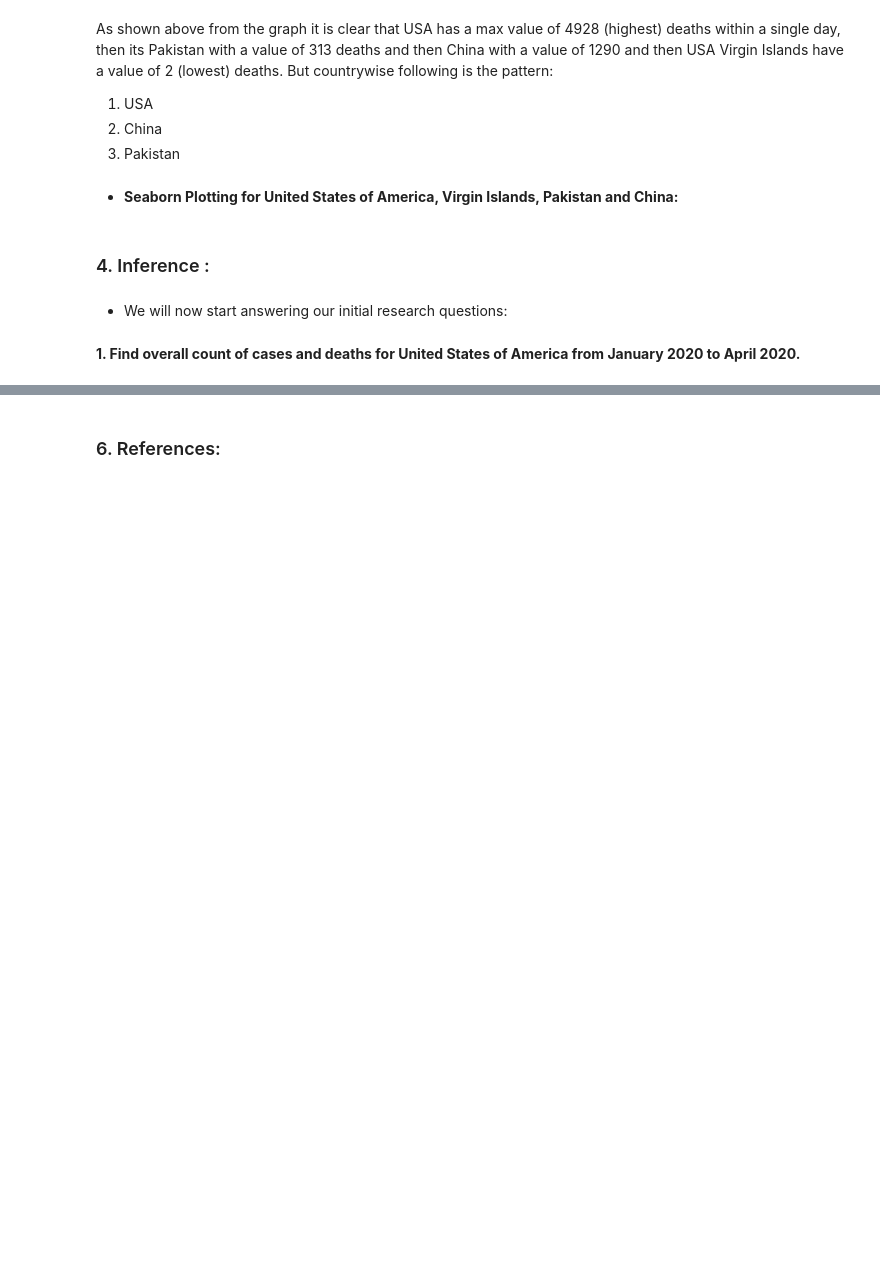
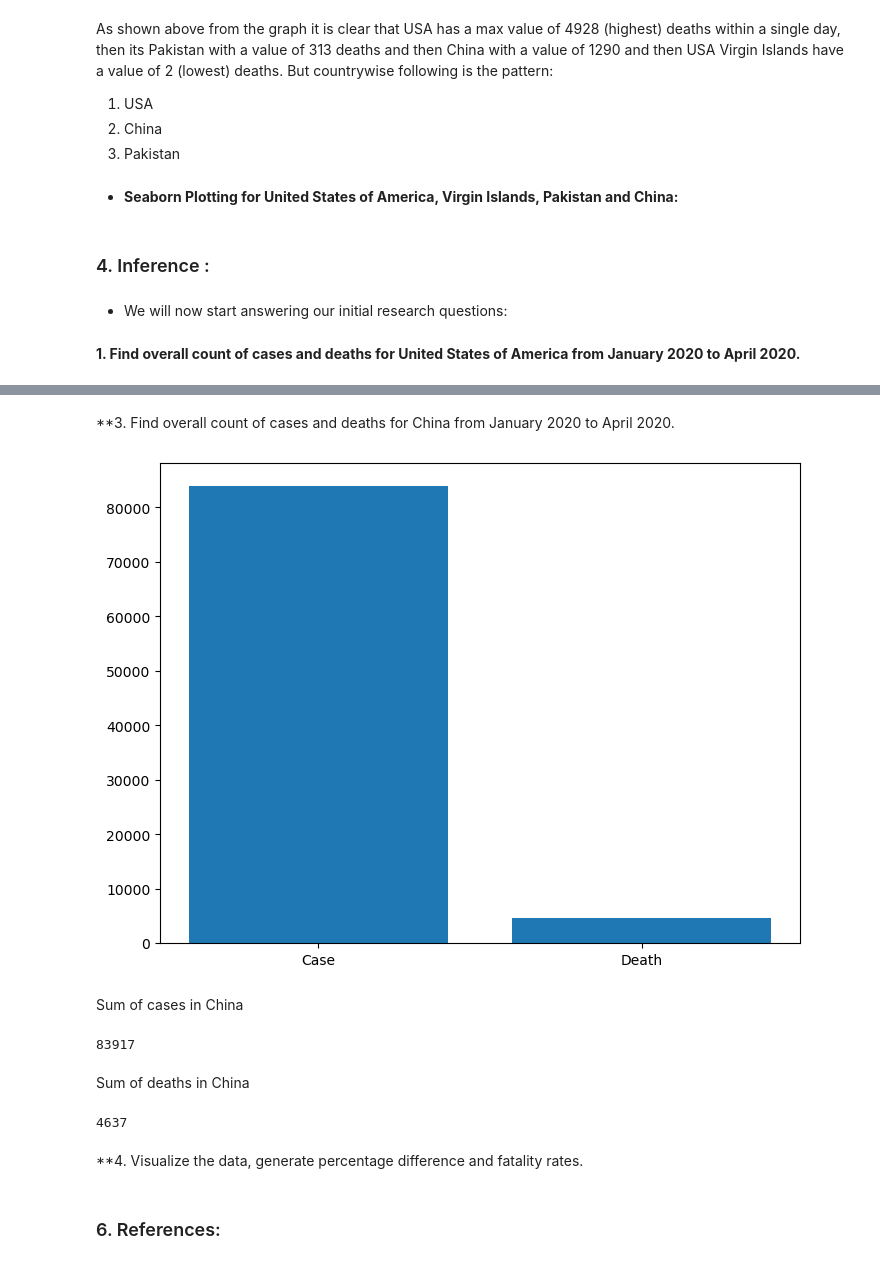
Before and after one commit to mbjamil92/DAV5400_Python_Projects, a Jupyter notebook: Project_1_Module_6.ipynb, the cells around one changed output, grey strips where cells are left out. Drawn from its saved outputs; the diff is of its cells as text; code cells hidden in the pictures; blank space fills up the shorter version.

```diff
--- a/Project_1_Module_6.ipynb
+++ b/Project_1_Module_6.ipynb
@@ -595,3 +624,36 @@ TypeError: unhashable type: 'numpy.ndarray'
+# %% [markdown]
+**3. Find overall count of cases and deaths for China from January 2020 to April 2020.
+# %%
+fig = plt.figure()
+ax = fig.add_axes([0,0,1,1])
+
+case = cd_final.cases[(cd_final['countriesAndTerritories'] == 'China') & (cd_final['month'] <= 4) & (cd_final['year'] == 2020)]
+death = cd_final.deaths[(cd_final['countriesAndTerritories'] == 'China') & (cd_final['month'] <= 4) & (cd_final['year'] == 2020)]
+
+cn_case_sum = case.sum()
+cn_death_sum = death.sum()
+
+x_label = ['Case','Death']
+y_label = [(cn_case_sum),(cn_death_sum)]
+
+ax.bar(x_label,y_label)
+plt.show()
+# %% [output]
+[figure, added]
+# %% [markdown]
+Sum of cases in China
+# %%
+cn_case_sum
+# %% [output]
+83917
+# %% [markdown]
+Sum of deaths in China
+# %%
+cn_death_sum
+# %% [output]
+4637
+# %% [markdown]
+**4. Visualize the data, generate percentage difference and fatality rates.
 # %% [markdown]
 ### 6. References:
 # %% [markdown]
```
Also changed, not shown: parts of 15 cells of this notebook.
